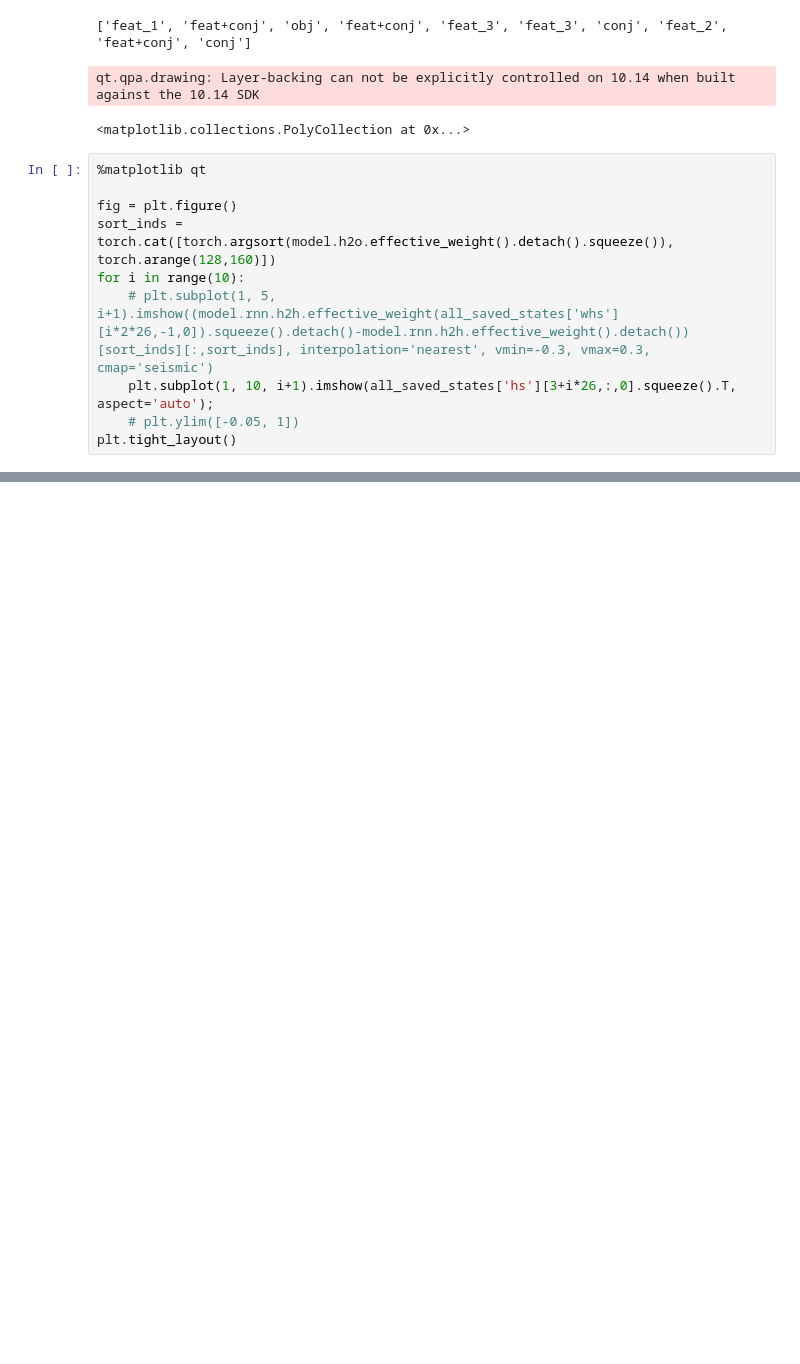
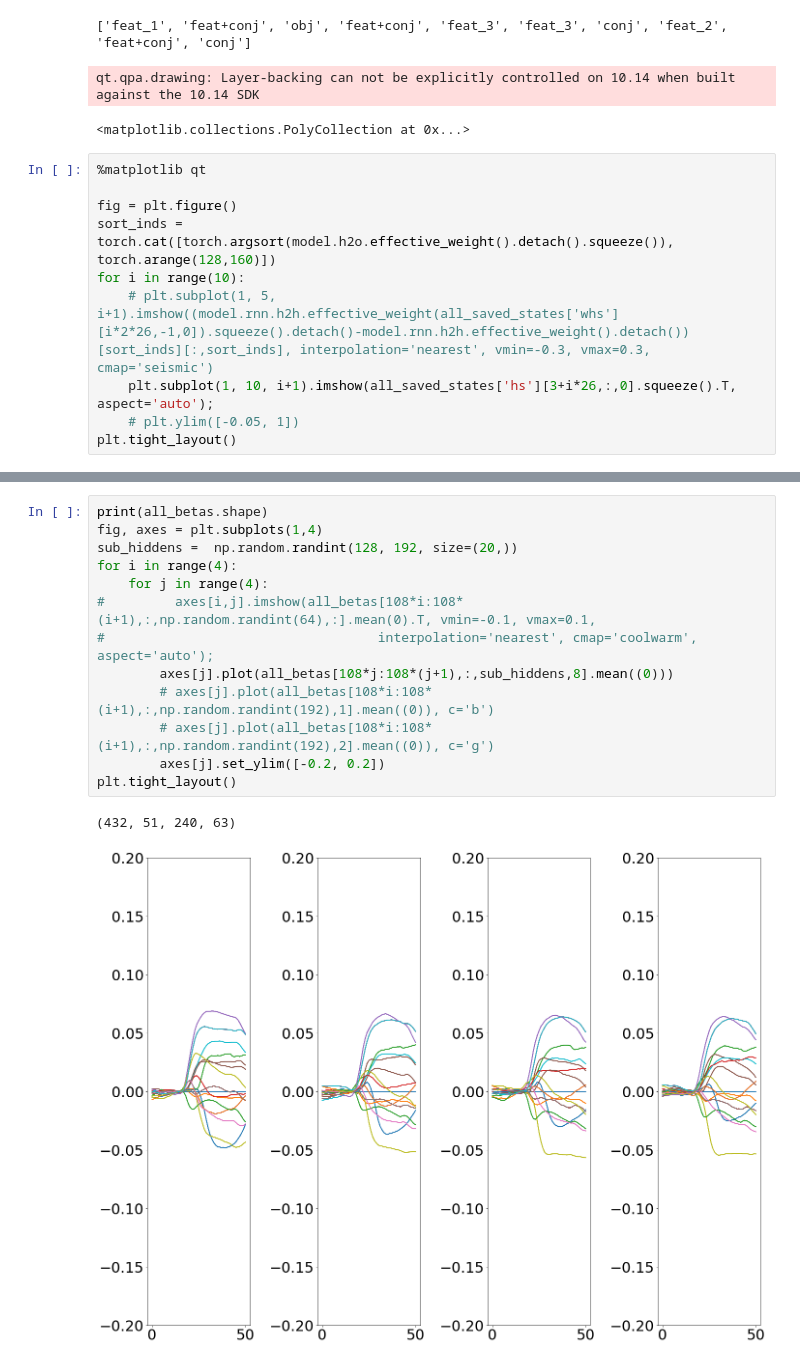
Before and after one commit to slenderham/Attn-WM-RNN, a Jupyter notebook: rnn/plot_main.ipynb, the cells around one changed output, grey strips where cells are left out. Cells and saved outputs as stored; diff of their text form; blank space fills up the shorter version.

```diff
--- a/rnn/plot_main.ipynb
+++ b/rnn/plot_main.ipynb
@@ -194,0 +327,16 @@ plt.tight_layout()
+# %%
+print(all_betas.shape)
+fig, axes = plt.subplots(1,4)
+sub_hiddens =  np.random.randint(128, 192, size=(20,))
+for i in range(4):
+    for j in range(4):
+#         axes[i,j].imshow(all_betas[108*i:108*(i+1),:,np.random.randint(64),:].mean(0).T, vmin=-0.1, vmax=0.1,
+#                                   interpolation='nearest', cmap='coolwarm', aspect='auto');
+        axes[j].plot(all_betas[108*j:108*(j+1),:,sub_hiddens,8].mean((0)))
+        # axes[j].plot(all_betas[108*i:108*(i+1),:,np.random.randint(192),1].mean((0)), c='b')
+        # axes[j].plot(all_betas[108*i:108*(i+1),:,np.random.randint(192),2].mean((0)), c='g')
+        axes[j].set_ylim([-0.2, 0.2])
+plt.tight_layout()
+# %% [output]
+(432, 51, 240, 63)
+[figure, added]
```
Also changed, not shown: parts of 19 cells of this notebook, 5 other files.
